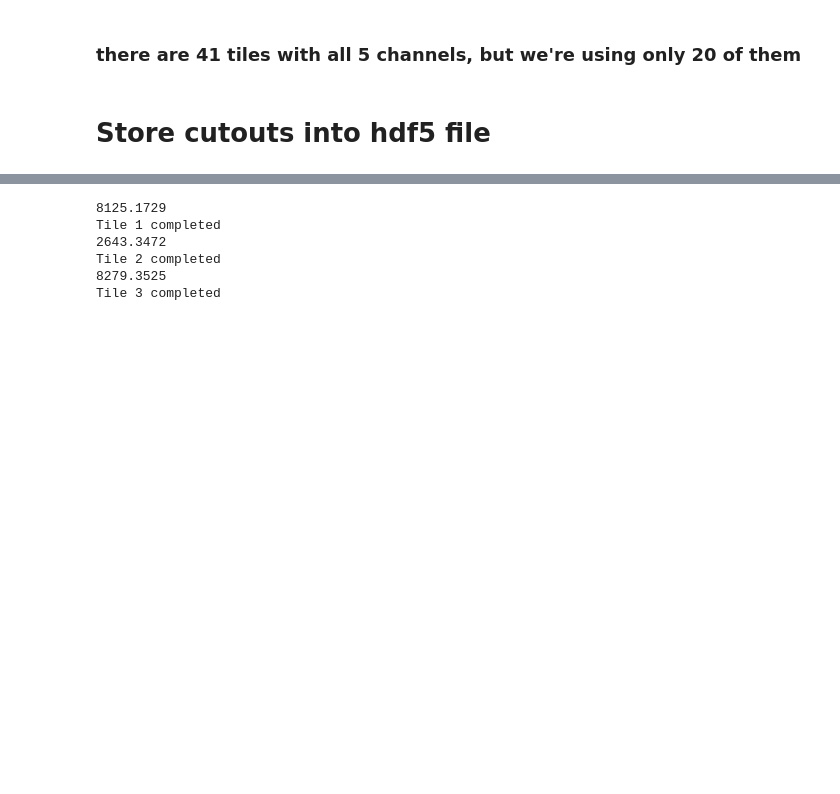
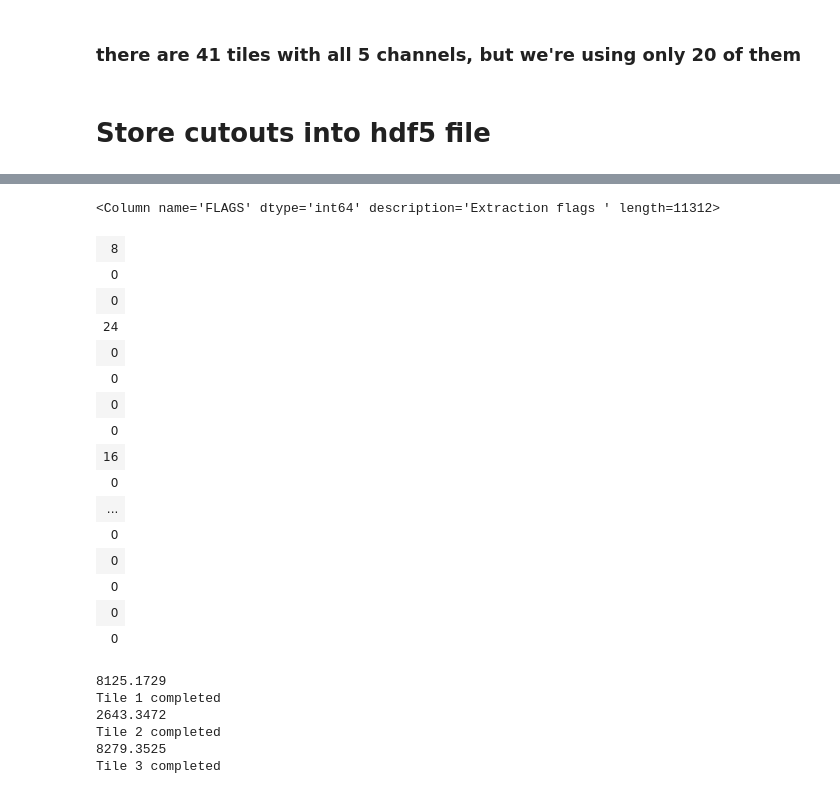
Before and after one commit to AnaHoban/lensing, a Jupyter notebook: Code/Batch Loading/Currently used/Create Filtered Cutouts.ipynb, the cells around one changed output, grey strips where cells are left out. Saved outputs shown, nothing was run; the diff lists cells and outputs as text; code cells hidden in the pictures; blank space fills up the shorter version.

```diff
--- a/Code/Batch Loading/Currently used/Create Filtered Cutouts.ipynb
+++ b/Code/Batch Loading/Currently used/Create Filtered Cutouts.ipynb
@@ -104,7 +104,7 @@ print(len(u_cat), len(r_cat))
 # %%
 # Copy tiles to $SLURM_TMPDIR
 start = 0
-end = 20
+end = 5 #20
 for n in range(start, end):
     shutil.copy2(u_images[n], dest)
     shutil.copy2(u_weights[n], dest)
@@ -116,7 +116,8 @@ for n in range(start, end):
     shutil.copy2(i_weights[n], dest)
     shutil.copy2(z_images[n], dest)
     shutil.copy2(z_weights[n], dest)
-    shutil.copy2(cats[n], dest)
+    shutil.copy2(u_cat[n], dest)
+    shutil.copy2(r_cat[n], dest)
 
     u_images[n] = os.path.abspath(dest + os.path.basename(u_images[n]))
     u_weights[n] = os.path.abspath(dest + os.path.basename(u_weights[n]))
@@ -198,0 +231,4 @@ def list_xy()
+# %%
+n=0
+main_cat = table.Table.read(u_cat[n], format="ascii.sextractor")
+app_cat  = table.Table.read(r_cat[n], format="ascii.sextractor")
@@ -199,3 +241,23 @@ def list_xy()
+# %%
+ main_cat["FLAGS"]
+# %% [output]
+<Column name='FLAGS' dtype='int64' description='Extraction flags ' length=11312>
+| 8 |
+| 0 |
+| 0 |
+| 24 |
+| 0 |
+| 0 |
+| 0 |
+| 0 |
+| 16 |
+| 0 |
+| ... |
+| 0 |
+| 0 |
+| 0 |
+| 0 |
+| 0 |
 # %%
 cutout_size = 128
 img_cutout = np.zeros((cutout_size, cutout_size, 5))
```
Also changed, not shown: parts of 12 cells of this notebook.
